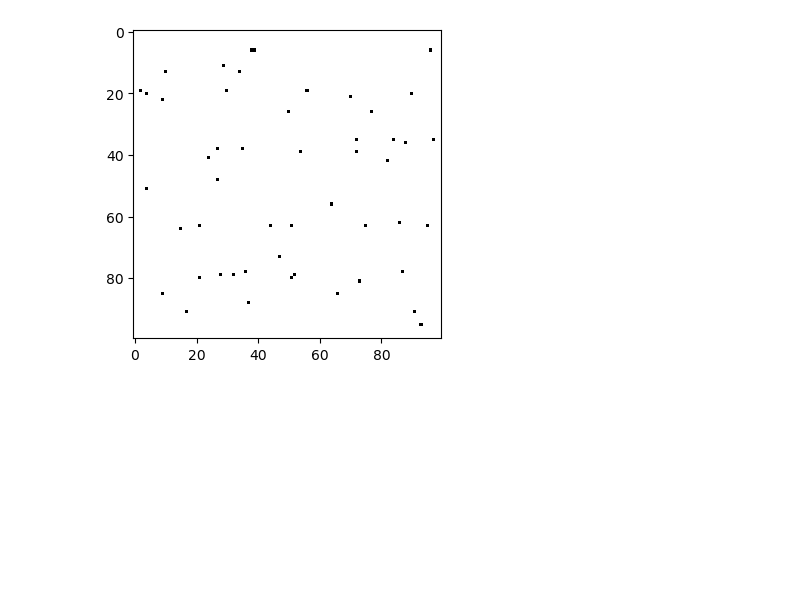
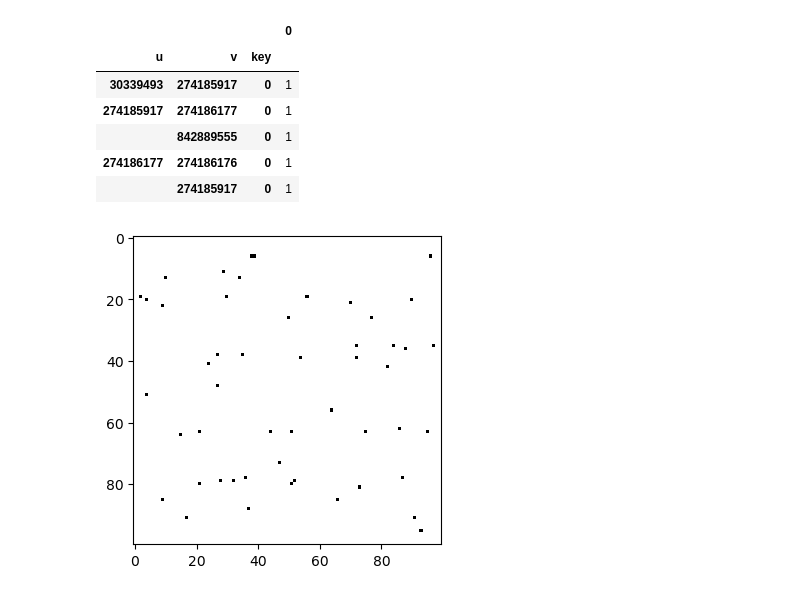
Before and after one commit to JMMorph/AmbulanceLocationAllocation, a Jupyter notebook: Notebooks/testingCUDA.ipynb, the cells around one changed output. Saved outputs shown, nothing was run; the diff lists cells and outputs as text; code cells hidden in the pictures; blank space fills up the shorter version.

```diff
--- a/Notebooks/testingCUDA.ipynb
+++ b/Notebooks/testingCUDA.ipynb
@@ -0,0 +22,40 @@
+# %%
+from datetime import datetime, time
+# fecha de inicio de la instancia
+fecha = datetime(2023, 12, 7)
+
+# hora actual en formato 24h
+hora = time(14,3)
+
+date = datetime.combine(fecha, hora)
+
+traffic_history= '../GeoData/Traffic/TrafficDataAuto/'
+traffic_files = [file for file in os.listdir(traffic_history) if file.endswith("_traffic_data.tar")]
+
+
+# evalua todos los archivos de trafico y se queda con los que sean del mismo dia de la semana y con la hora mas cercana
+for f in traffic_files:
+    # Fecha y hora del archivo
+    data = f.split('_')
+    date_f = data[3]
+    time_f = data[4]
+    year, month, day = date_f.split('-')
+    hour, minute, second = time_f.split('-')
+    date_f = datetime(int(year), int(month), int(day))
+    hour_f = round(int(hour)+int(minute)/60, 2)
+
+    # Si el dia de la semana es el mismo y la hora es cercana
+    if date.weekday() == date_f.weekday() and date.month == date_f.month:
+        print(f)
+        # Lee y agrega el archivo
+        traffic_data = pd.read_pickle(traffic_history+f)
+        if 'geometry' in traffic_data.columns:
+            print('feo')
+            traffic_data.rename(columns={'geometry':0}, inplace=True)
+            print(traffic_data.columns)
+            traffic_data.copy()
+            traffic_data.to_pickle(traffic_history+f)
+
+
+# Obtiene el promedio de los datos
+#mean_traffic = sum(data_to_use)/len(data_to_use)
@@ -1,3 +82,13 @@
+# %%
+traffic_data.head()
+# %% [output]
+|  |  |  | 0 |
+| u | v | key |  |
+| 30339493 | 274185917 | 0 | 1 |
+| 274185917 | 274186177 | 0 | 1 |
+|  | 842889555 | 0 | 1 |
+| 274186177 | 274186176 | 0 | 1 |
+|  | 274185917 | 0 | 1 |
 # %%
 import matplotlib.pyplot as plt
 import numpy as np
```
Also changed, not shown: parts of 2 cells of this notebook, 3 other files.
